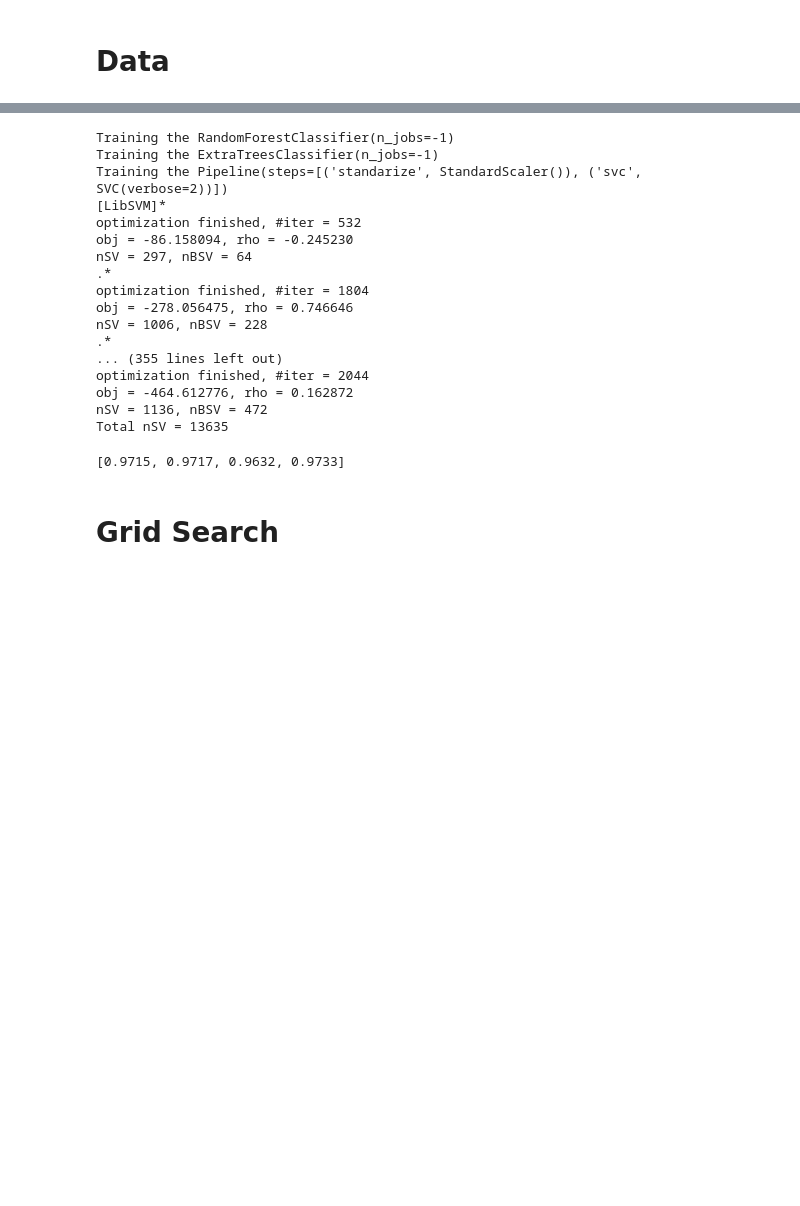
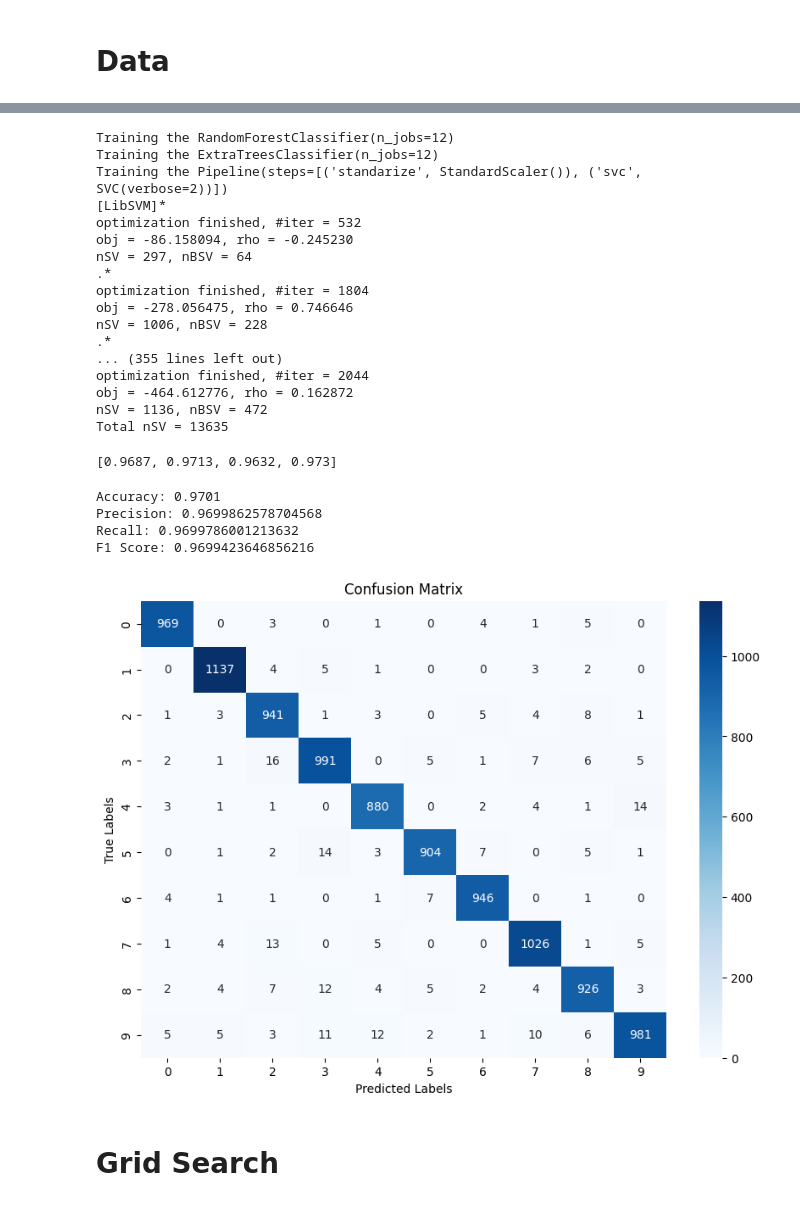
Before and after one commit to SiarheiThor/ensemble-learning-sklearn, a Jupyter notebook: notebooks/model_train.ipynb, the cells around one changed output, grey strips where cells are left out. Cells and saved outputs as stored; diff of their text form; code cells hidden in the pictures; blank space fills up the shorter version.

Commit message:
confusion matrix

```diff
--- a/notebooks/model_train.ipynb
+++ b/notebooks/model_train.ipynb
@@ -33,7 +34,7 @@ plt.imshow(X_train[0].reshape(28, 28), interpolation="gaussian")
 # %%
-rf_clf = RandomForestClassifier(n_jobs=-1)
+rf_clf = RandomForestClassifier(n_jobs=12)
 
-et_clf = ExtraTreesClassifier(n_jobs=-1)
+et_clf = ExtraTreesClassifier(n_jobs=12)
 
 svm_clf = Pipeline([
     ("standarize", StandardScaler()),
@@ -54,8 +55,8 @@ for estimator in estimators:
 
 [estimator.score(X_val, y_val) for estimator in estimators]
 # %% [output]
-Training the RandomForestClassifier(n_jobs=-1)
-Training the ExtraTreesClassifier(n_jobs=-1)
+Training the RandomForestClassifier(n_jobs=12)
+Training the ExtraTreesClassifier(n_jobs=12)
 Training the Pipeline(steps=[('standarize', StandardScaler()), ('svc', SVC(verbose=2))])
 [LibSVM]*
 optimization finished, #iter = 532
@@ -71,4 +72,4 @@ optimization finished, #iter = 2044
 obj = -464.612776, rho = 0.162872
 nSV = 1136, nBSV = 472
 Total nSV = 13635
-[0.9715, 0.9717, 0.9632, 0.9733]
+[0.9687, 0.9713, 0.9632, 0.973]
@@ -77,3 +76,39 @@ test_predict = hard_voting_ensemble.predict(X_test)
+# %%
+from sklearn.metrics import accuracy_score, precision_score, recall_score, f1_score, confusion_matrix
+import matplotlib.pyplot as plt
+import seaborn as sns
+
+# Assuming hard_voting_ensemble is already trained and X_test, y_test are defined
+
+# Make predictions on the test set
+test_predict = hard_voting_ensemble.predict(X_test)
+
+# Calculate evaluation metrics
+accuracy = accuracy_score(y_test, test_predict)
+precision = precision_score(y_test, test_predict, average='macro')  # Use 'micro', 'macro', 'weighted' or None based on your problem
+recall = recall_score(y_test, test_predict, average='macro')
+f1 = f1_score(y_test, test_predict, average='macro')
+
+# Display the metrics
+print(f"Accuracy: {accuracy}")
+print(f"Precision: {precision}")
+print(f"Recall: {recall}")
+print(f"F1 Score: {f1}")
+
+# Generate and plot the confusion matrix
+cm = confusion_matrix(y_test, test_predict)
+plt.figure(figsize=(10, 7))
+sns.heatmap(cm, annot=True, fmt="d", cmap="Blues", xticklabels=range(10), yticklabels=range(10))  # Adjust labels if necessary
+plt.xlabel('Predicted Labels')
+plt.ylabel('True Labels')
+plt.title('Confusion Matrix')
+plt.show()
+# %% [output]
+Accuracy: 0.9701
+Precision: 0.9699862578704568
+Recall: 0.9699786001213632
+F1 Score: 0.9699423646856216
+[figure, added]
 # %% [markdown]
 # Grid Search
 # %%
```
Also changed, not shown: parts of 3 cells of this notebook.
